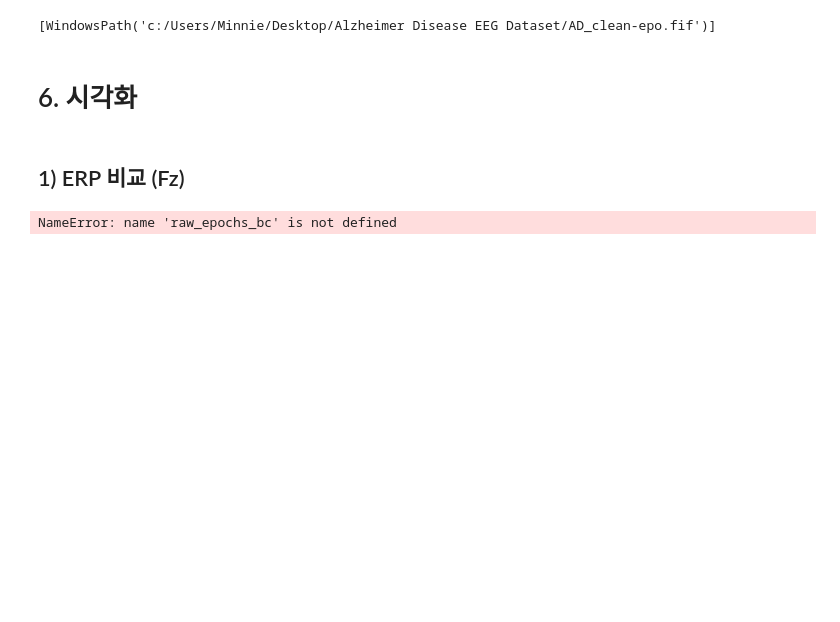
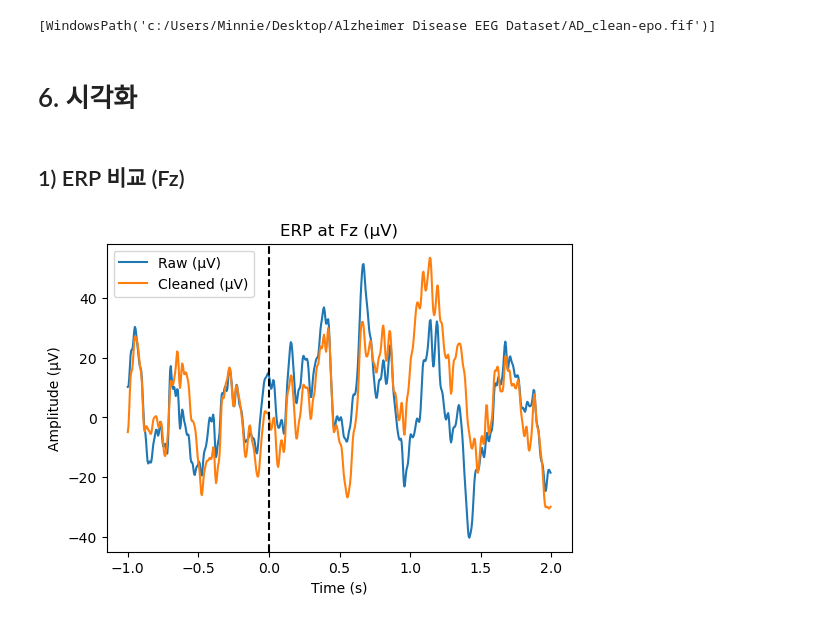
Before and after one commit to Minnie02/CABON-project, a Jupyter notebook: AD_EDA1.ipynb, the cells around one changed output. Cells and saved outputs as stored; diff of their text form; code cells hidden in the pictures; blank space fills up the shorter version.

Commit message:
feat: eda2 charts

```diff
--- a/AD_EDA1.ipynb
+++ b/AD_EDA1.ipynb
@@ -190,20 +206,20 @@ epochs_clean.save('AD_clean-epo.fif', overwrite=True)
 # 6. 시각화
 # %% [markdown]
 ## 1) ERP 비교 (Fz)
-# %%
-# ❶ Baseline correction
-epochs_clean.apply_baseline((None, 0))
-
-# ❷ ERP 비교 (Fz)
-ev_raw   = raw_epochs_bc.copy().pick_channels(['Fz']).average()
-ev_clean = epochs_clean.copy().pick_channels(['Fz']).average()
-
-plt.figure(figsize=(6,4))
-plt.plot(ev_raw.times,   ev_raw.data[0],   label='Raw')
-plt.plot(ev_clean.times, ev_clean.data[0], label='Cleaned')
-plt.axvline(0, color='k', ls='--')
-plt.xlabel('Time (s)'); plt.ylabel('Amplitude (µV)')
-plt.legend(); plt.title('AD ERP at Fz')
-plt.show()
-# %% [output]
-NameError: name 'raw_epochs_bc' is not defined
+# %%
+# ev_raw, ev_clean 은 MNE Evoked 객체 (V 단위)
+data_raw_uV   = ev_raw.data[0] * 1e6      # µV
+data_clean_uV = ev_clean.data[0] * 1e6    # µV
+times = ev_raw.times
+
+plt.figure(figsize=(6,4))
+plt.plot(times, data_raw_uV,   label='Raw (µV)')
+plt.plot(times, data_clean_uV, label='Cleaned (µV)')
+plt.axvline(0, color='k', linestyle='--')
+plt.xlabel('Time (s)')
+plt.ylabel('Amplitude (µV)')
+plt.legend()
+plt.title('ERP at Fz (µV)')
+plt.show()
+# %% [output]
+[figure, added]
```
Also changed, not shown: parts of 7 cells of this notebook.
